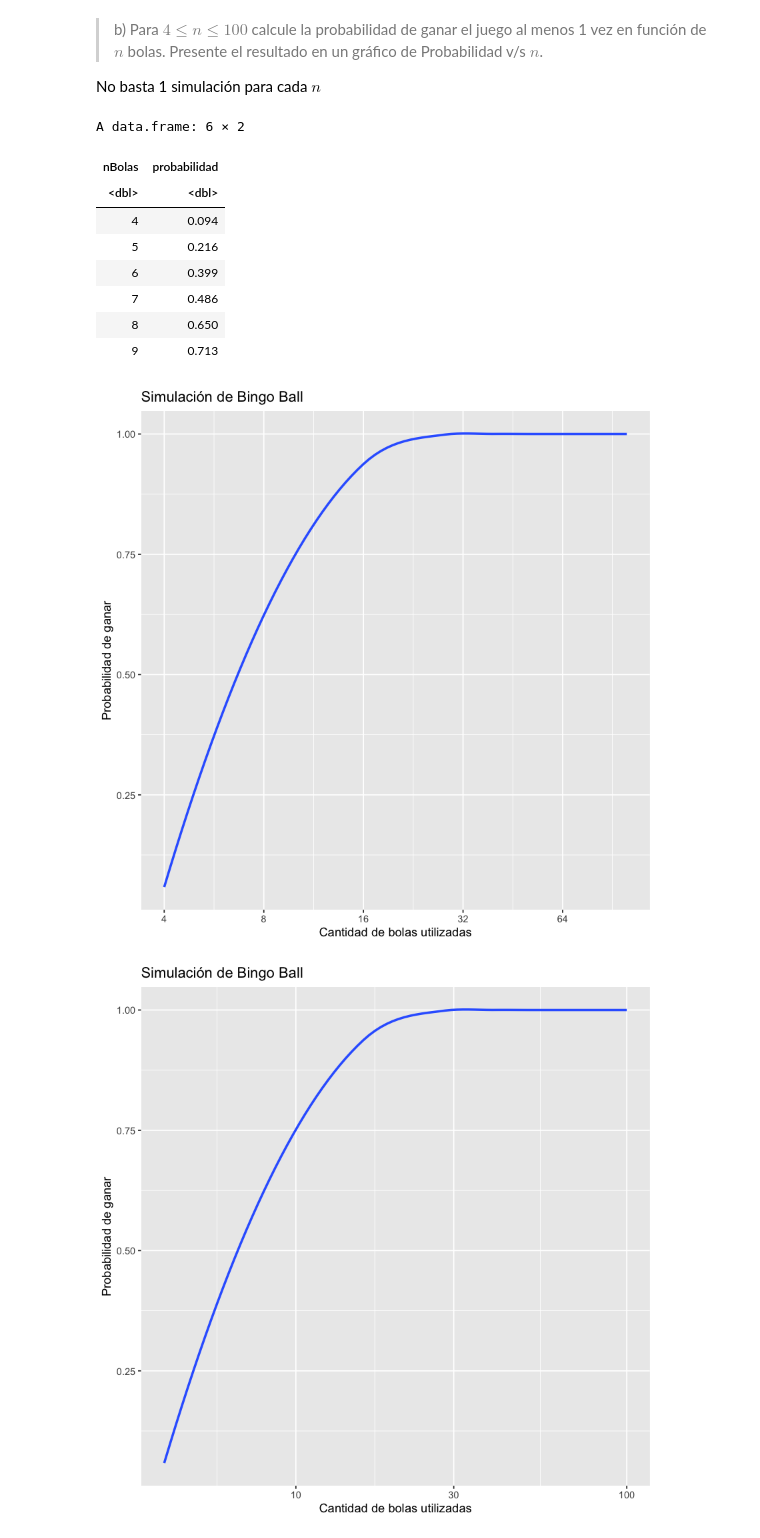
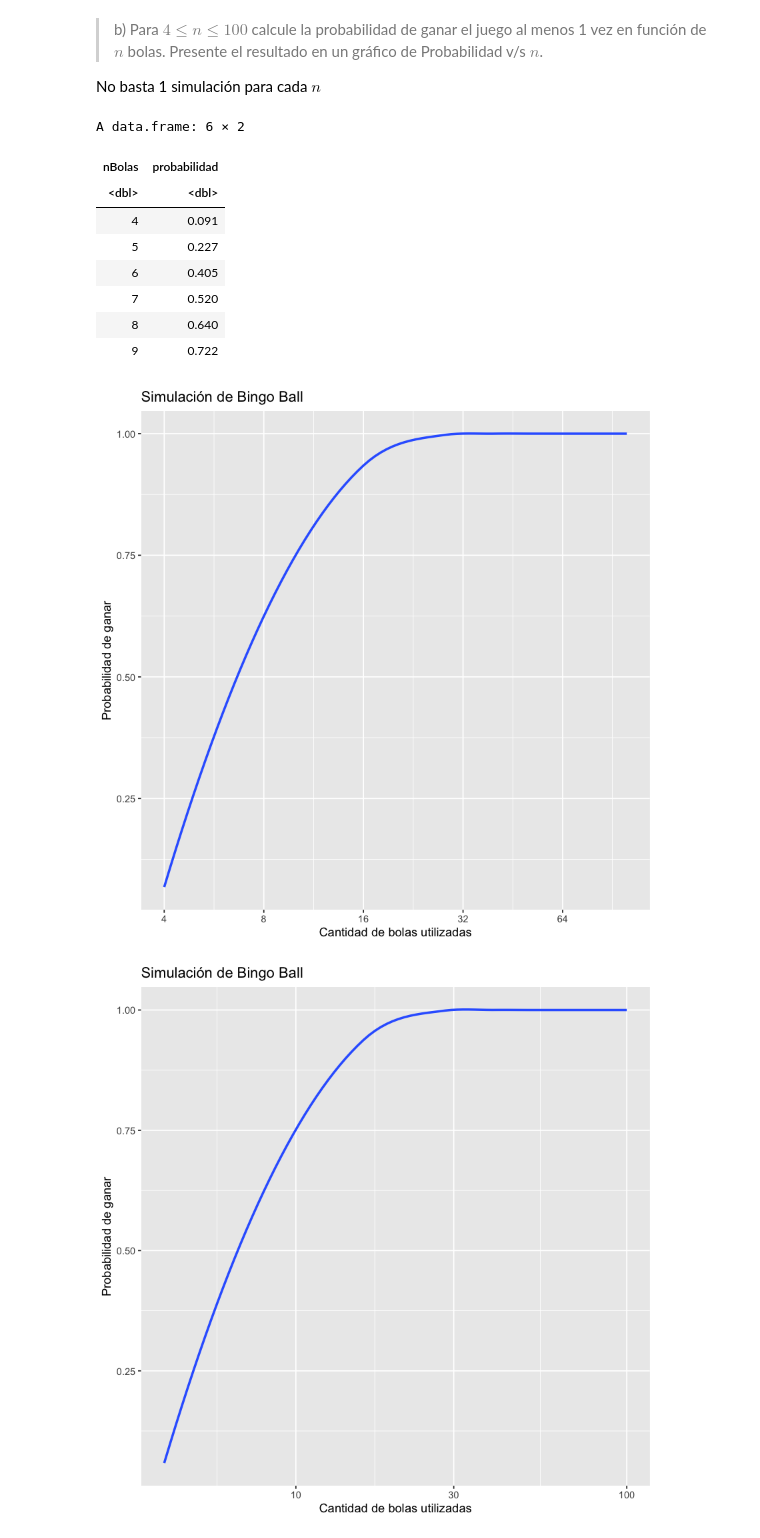
Before and after one commit to jpjorquera/Lab1-Estaca, a Jupyter notebook: Laboratorio 1.ipynb, the cells around one changed output. Saved outputs shown, nothing was run; the diff lists cells and outputs as text; code cells hidden in the pictures.

```diff
--- a/Laboratorio 1.ipynb
+++ b/Laboratorio 1.ipynb
@@ -285,7 +285,7 @@ En base a esto responda:
 
 No basta 1 simulación para cada $n$
 # %%
-set.seed(37)
+set.seed(38)
 
 lanzar <- function(pos = 0, depth = 0) {
     if (depth == 4) {
@@ -386,41 +386,41 @@ for (nBolas in 4:100) {
         resultados <- c()
         # Lanzamientos por intento
         for (lanzamiento in 1:nBolas) {
             resultados <- c(resultados, lanzar())
-            if (i >= 4) {
+            if (lanzamiento >= 4) {
                 win <- isVictoria(resultados)
                 if (win) {
                     nVictorias <- nVictorias+1
                     break
                 }
             }
         }
     }
     cantidadBolas[nBolas-3] <- nBolas
     prob_nBolas[nBolas-3] <- nVictorias/1000
 }
 
 simulacion <- data.frame(nBolas = cantidadBolas, probabilidad = prob_nBolas)
 head(simulacion)
 
 # Generación de gráfico
 ggplot(data=simulacion, aes(x=nBolas, y=prob_nBolas)) +
 ggtitle("Simulación de Bingo Ball") +
 scale_x_continuous(trans='log2') +
 xlab("Cantidad de bolas utilizadas") +
 ylab("Probabilidad de ganar") +
 geom_smooth(method = "loess", se = FALSE)
 # %% [output]
 A data.frame: 6 × 2
 | nBolas | probabilidad |
 | <dbl> | <dbl> |
-| 4 | 0.094 |
-| 5 | 0.216 |
-| 6 | 0.399 |
-| 7 | 0.486 |
-| 8 | 0.650 |
-| 9 | 0.713 |
+| 4 | 0.091 |
+| 5 | 0.227 |
+| 6 | 0.405 |
+| 7 | 0.520 |
+| 8 | 0.640 |
+| 9 | 0.722 |
-[figure, old version]
+[figure, new version]
 # %%
 ggplot(data=simulacion, aes(x=nBolas, y=prob_nBolas)) +
 ggtitle("Simulación de Bingo Ball") +
```
Also changed, not shown: parts of 2 cells of this notebook.
